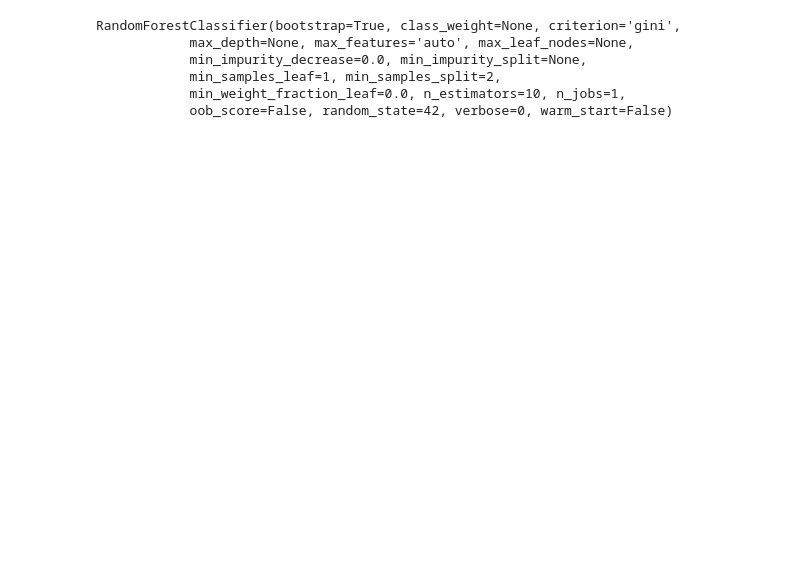
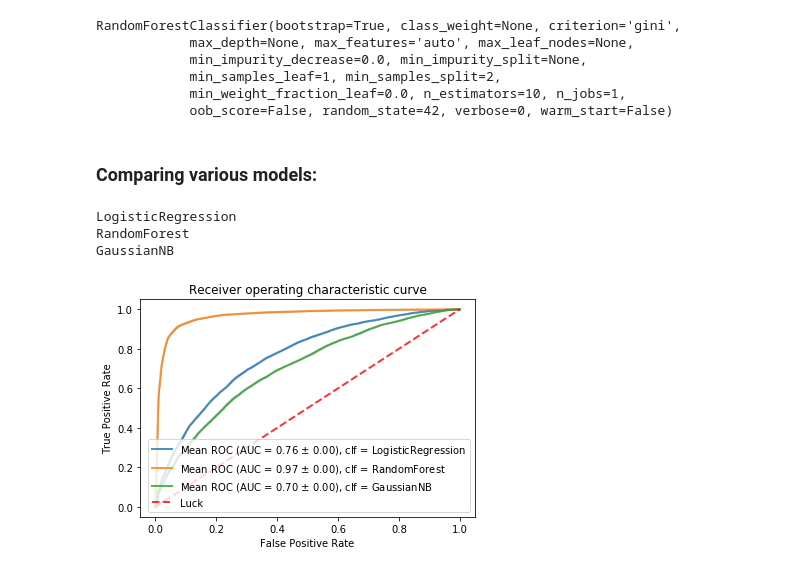
Before and after one commit to ratisharma/machine-learning, a Jupyter notebook: PA01/model.ipynb, the cells around one changed output. Cells and saved outputs as stored; diff of their text form; code cells hidden in the pictures; blank space fills up the shorter version.

```diff
--- a/PA01/model.ipynb
+++ b/PA01/model.ipynb
@@ -301,3 +347,68 @@ RandomForestClassifier(bootstrap=True, class_weight=None, criterion='gini',
             min_samples_leaf=1, min_samples_split=2,
             min_weight_fraction_leaf=0.0, n_estimators=10, n_jobs=1,
             oob_score=False, random_state=42, verbose=0, warm_start=False)
+# %% [markdown]
+### Comparing various models:
+# %%
+classifiers = [LogisticRegression(random_state=42), RandomForestClassifier(random_state=42), GaussianNB()]
+cv = StratifiedKFold(n_splits=5)
+cl_names = ["LogisticRegression", 'RandomForest', 'GaussianNB']
+
+cl_num = 0
+for cl in classifiers:
+    tprs = []
+    aucs = []
+    print cl_names[cl_num]
+    mean_fpr = np.linspace(0, 1, 100)
+    i = 0
+    for train, test in cv.split(Xmat, ymat):
+        model = cl.fit(Xmat[train], ymat[train])
+        probas_ = model.predict_proba(Xmat[test])
+        probas2 = model.predict_proba(XTestMat)
+#         print probas_.shape
+
+        ## Get accuracy:
+#         print ymat[test].shape
+        ymat_test = np.zeros((ymat[test].shape))
+        ids = np.where(probas_[:,1]>0.5)
+        ymat_test[ids] = 1
+        acc = accuracy_score(ymat_test, ymat[test])
+#         print "accuracy = " + str(acc)
+        # Compute ROC curve and area the curve
+#         fpr, tpr, thresholds = roc_curve(ymat[test], probas_[:, 1])
+        fpr, tpr, thresholds = roc_curve(yTestMat, probas2[:, 1])
+        tprs.append(interp(mean_fpr, fpr, tpr))
+        tprs[-1][0] = 0.0
+        roc_auc = auc(fpr, tpr)
+        aucs.append(roc_auc)
+#         plt.plot(fpr, tpr, lw=1, alpha=0.3, label='ROC fold %d (AUC = %0.2f)' % (i, roc_auc))
+
+        i += 1
+
+    mean_tpr = np.mean(tprs, axis=0)
+    mean_tpr[-1] = 1.0
+    mean_auc = auc(mean_fpr, mean_tpr)
+    std_auc = np.std(aucs)
+    plt.plot(mean_fpr, mean_tpr,
+             label=r'Mean ROC (AUC = %0.2f $\pm$ %0.2f), clf = %s' % (mean_auc, std_auc, cl_names[cl_num]),
+             lw=2, alpha=.8)
+
+    std_tpr = np.std(tprs, axis=0)
+    tprs_upper = np.minimum(mean_tpr + std_tpr, 1)
+    tprs_lower = np.maximum(mean_tpr - std_tpr, 0)
+    plt.fill_between(mean_fpr, tprs_lower, tprs_upper, color='grey', alpha=.4)
+    cl_num += 1
+plt.plot([0, 1], [0, 1], linestyle='--', lw=2, color='r', label='Luck', alpha=.8)
+plt.xlim([-0.05, 1.05])
+plt.ylim([-0.05, 1.05])
+plt.xlabel('False Positive Rate')
+plt.ylabel('True Positive Rate')
+plt.title('Receiver operating characteristic curve')
+plt.legend(loc="lower right")
+plt.rcParams["figure.figsize"] = (10,5)
+plt.show()
+# %% [output]
+LogisticRegression
+RandomForest
+GaussianNB
+[figure, added]
```
Also changed, not shown: parts of 19 cells of this notebook, 1 other file.
